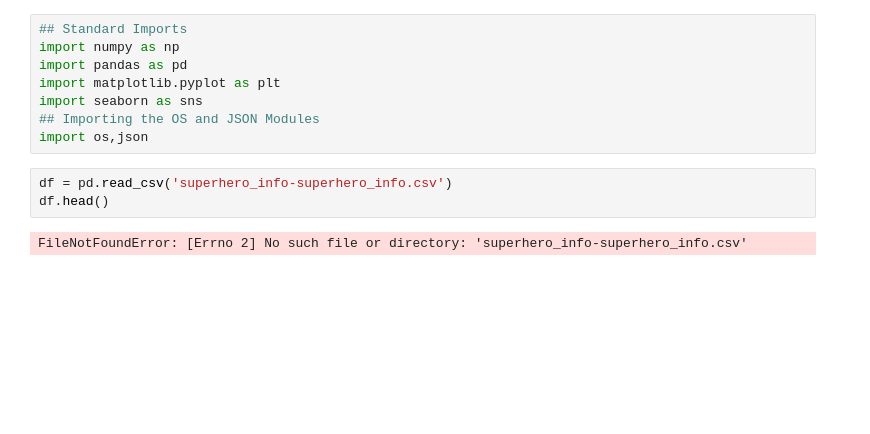
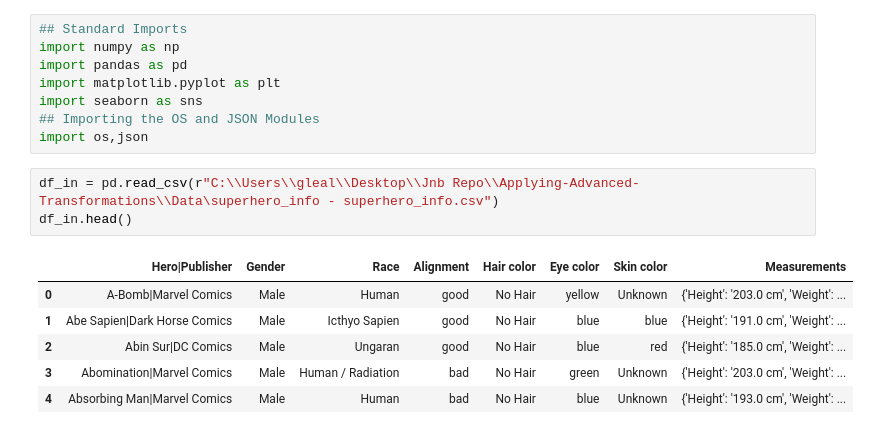
Before and after one commit to GregoryL12/Applying-Advanced-Transformations, a Jupyter notebook: Applying Advanced Transformations (Core).ipynb, the cells around one changed output. Saved outputs shown, nothing was run; the diff lists cells and outputs as text; blank space fills up the shorter version.

```diff
--- a/Applying Advanced Transformations (Core).ipynb
+++ b/Applying Advanced Transformations (Core).ipynb
@@ -7,7 +7,12 @@ import seaborn as sns
 ## Importing the OS and JSON Modules
 import os,json
 # %%
-df = pd.read_csv('superhero_info-superhero_info.csv')
-df.head()
+df_in = pd.read_csv(r"C:\\Users\\gleal\\Desktop\\Jnb Repo\\Applying-Advanced-Transformations\\Data\superhero_info - superhero_info.csv")
+df_in.head()
 # %% [output]
-FileNotFoundError: [Errno 2] No such file or directory: 'superhero_info-superhero_info.csv'
+|  | Hero|Publisher | Gender | Race | Alignment | Hair color | Eye color | Skin color | Measurements |
+| 0 | A-Bomb|Marvel Comics | Male | Human | good | No Hair | yellow | Unknown | {'Height': '203.0 cm', 'Weight': ... |
+| 1 | Abe Sapien|Dark Horse Comics | Male | Icthyo Sapien | good | No Hair | blue | blue | {'Height': '191.0 cm', 'Weight': ... |
+| 2 | Abin Sur|DC Comics | Male | Ungaran | good | No Hair | blue | red | {'Height': '185.0 cm', 'Weight': ... |
+| 3 | Abomination|Marvel Comics | Male | Human / Radiation | bad | No Hair | green | Unknown | {'Height': '203.0 cm', 'Weight': ... |
+| 4 | Absorbing Man|Marvel Comics | Male | Human | bad | No Hair | blue | Unknown | {'Height': '193.0 cm', 'Weight': ... |
```
Also changed, not shown: parts of 19 cells of this notebook.
